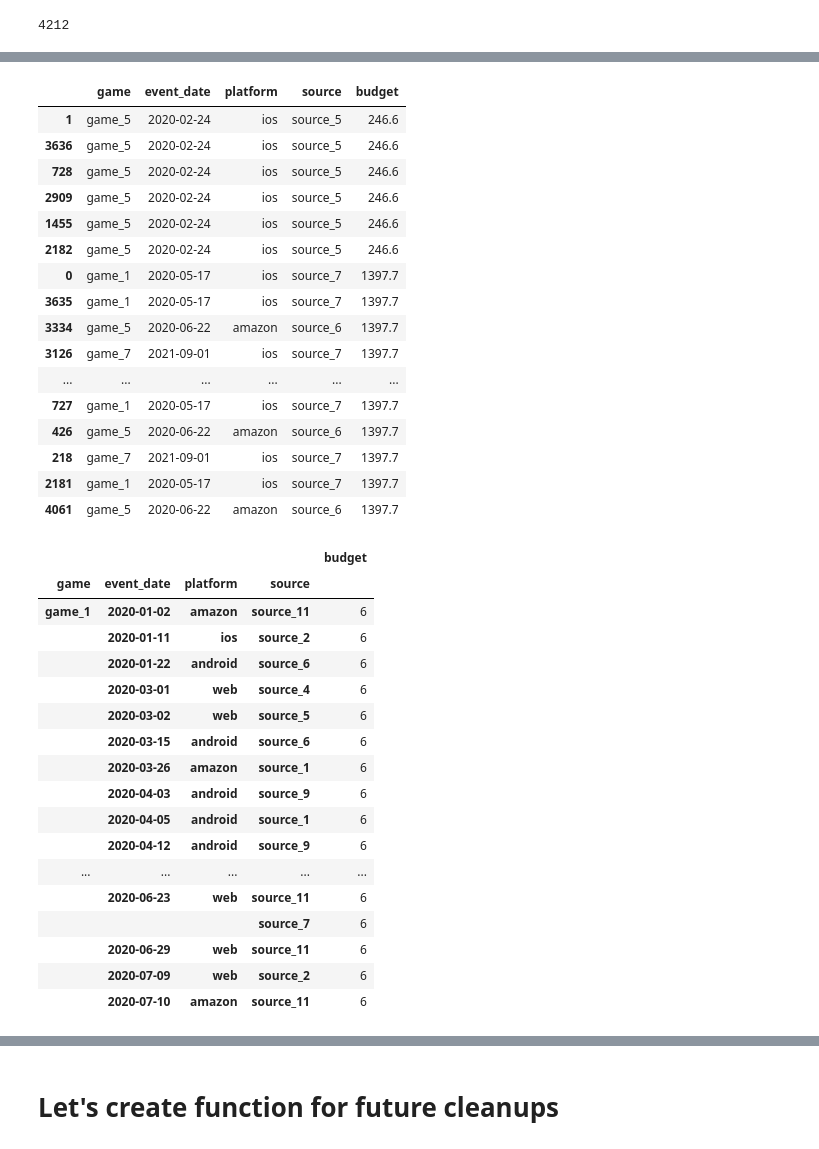
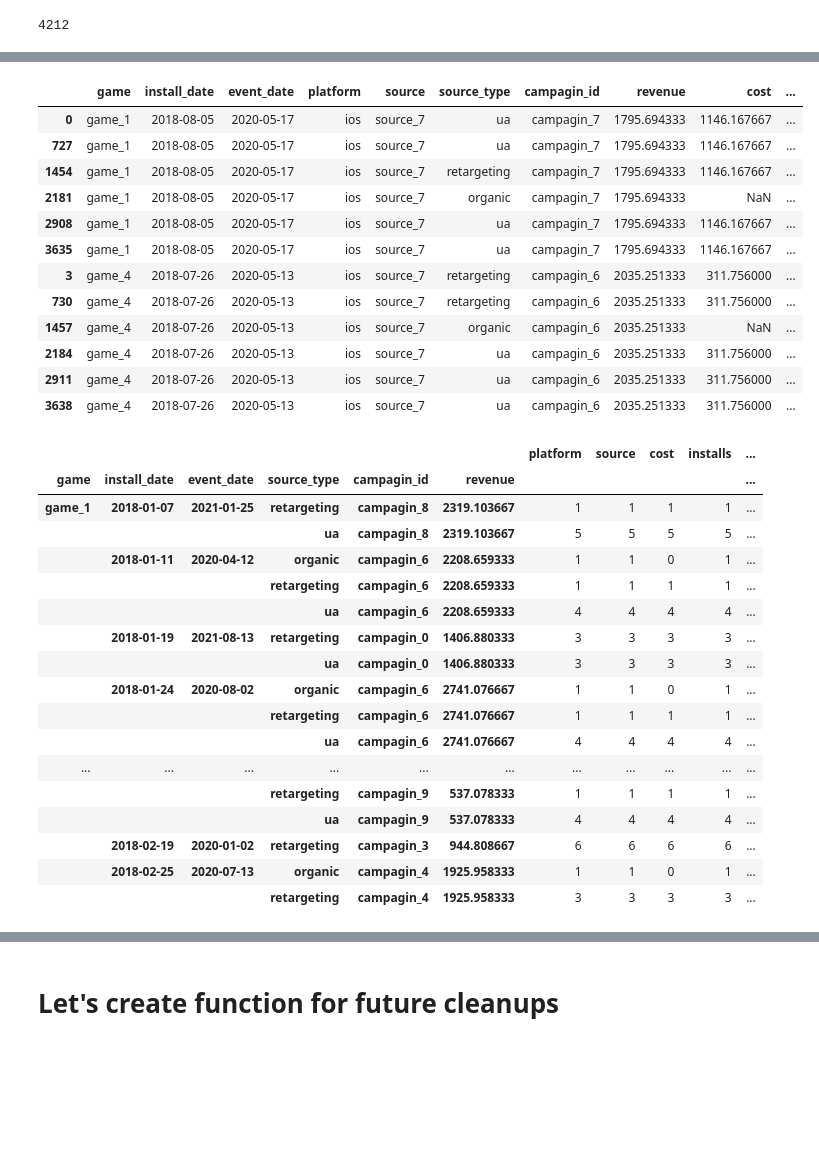
Before and after one commit to MishaZvyagin/Marketing-budget-analysis, a Jupyter notebook: SciPlay_budget.ipynb, the cells around one changed output, grey strips where cells are left out. Drawn from its saved outputs; the diff is of its cells as text; code cells hidden in the pictures; blank space fills up the shorter version.

Commit message:
Update marketing budget file

```diff
--- a/SciPlay_budget.ipynb
+++ b/SciPlay_budget.ipynb
@@ -10,6 +16,6 @@ import matplotlib.pyplot as plt
 # %%
 # Bring data
 # %%
-df = pd.read_csv(r'C:\Users\P0032697\Desktop\Job search\SciPlay\budget.csv')
+df = pd.read_csv(r'C:\Users\P0032697\Desktop\Job search\SciPlay\marketing_data_set.csv')
 df.head()
 # %% [output]
@@ -114,2 +174,3 @@ memory usage: 197.4+ KB
 # %%
+df['install_date'] = pd.to_datetime(df['install_date'])
 df['event_date'] = pd.to_datetime(df['event_date'])
@@ -156,27 +223,23 @@ df[df.duplicated]
 # We have to check out the reason for this duplicate rows.
 # For this purpose, let's take, as a test, rows where revenue = 1795 & revenue = 2035
 # %%
-Rev_filter_1 = df['budget'] == 1397.7
-Rev_filter_2 = df['budget'] == 246.6
+Rev_filter_1 = df['revenue'] == 1795.694333
+Rev_filter_2 = df['revenue'] == 2035.251333
 df2 = df[Rev_filter_1 | Rev_filter_2]
-df2.sort_values('budget')
+df2.sort_values('revenue')
 # %% [output]
-|  | game | event_date | platform | source | budget |
-| 1 | game_5 | 2020-02-24 | ios | source_5 | 246.6 |
-| 3636 | game_5 | 2020-02-24 | ios | source_5 | 246.6 |
-| 728 | game_5 | 2020-02-24 | ios | source_5 | 246.6 |
-| 2909 | game_5 | 2020-02-24 | ios | source_5 | 246.6 |
-| 1455 | game_5 | 2020-02-24 | ios | source_5 | 246.6 |
-| 2182 | game_5 | 2020-02-24 | ios | source_5 | 246.6 |
-| 0 | game_1 | 2020-05-17 | ios | source_7 | 1397.7 |
-| 3635 | game_1 | 2020-05-17 | ios | source_7 | 1397.7 |
-| 3334 | game_5 | 2020-06-22 | amazon | source_6 | 1397.7 |
-| 3126 | game_7 | 2021-09-01 | ios | source_7 | 1397.7 |
-| ... | ... | ... | ... | ... | ... |
-| 727 | game_1 | 2020-05-17 | ios | source_7 | 1397.7 |
-| 426 | game_5 | 2020-06-22 | amazon | source_6 | 1397.7 |
-| 218 | game_7 | 2021-09-01 | ios | source_7 | 1397.7 |
-| 2181 | game_1 | 2020-05-17 | ios | source_7 | 1397.7 |
-| 4061 | game_5 | 2020-06-22 | amazon | source_6 | 1397.7 |
+|  | game | install_date | event_date | platform | source | source_type | campagin_id | revenue | cost | ... |
+| 0 | game_1 | 2018-08-05 | 2020-05-17 | ios | source_7 | ua | campagin_7 | 1795.694333 | 1146.167667 | ... |
+| 727 | game_1 | 2018-08-05 | 2020-05-17 | ios | source_7 | ua | campagin_7 | 1795.694333 | 1146.167667 | ... |
+| 1454 | game_1 | 2018-08-05 | 2020-05-17 | ios | source_7 | retargeting | campagin_7 | 1795.694333 | 1146.167667 | ... |
+| 2181 | game_1 | 2018-08-05 | 2020-05-17 | ios | source_7 | organic | campagin_7 | 1795.694333 | NaN | ... |
+| 2908 | game_1 | 2018-08-05 | 2020-05-17 | ios | source_7 | ua | campagin_7 | 1795.694333 | 1146.167667 | ... |
+| 3635 | game_1 | 2018-08-05 | 2020-05-17 | ios | source_7 | ua | campagin_7 | 1795.694333 | 1146.167667 | ... |
+| 3 | game_4 | 2018-07-26 | 2020-05-13 | ios | source_7 | retargeting | campagin_6 | 2035.251333 | 311.756000 | ... |
+| 730 | game_4 | 2018-07-26 | 2020-05-13 | ios | source_7 | retargeting | campagin_6 | 2035.251333 | 311.756000 | ... |
+| 1457 | game_4 | 2018-07-26 | 2020-05-13 | ios | source_7 | organic | campagin_6 | 2035.251333 | NaN | ... |
+| 2184 | game_4 | 2018-07-26 | 2020-05-13 | ios | source_7 | ua | campagin_6 | 2035.251333 | 311.756000 | ... |
+| 2911 | game_4 | 2018-07-26 | 2020-05-13 | ios | source_7 | ua | campagin_6 | 2035.251333 | 311.756000 | ... |
+| 3638 | game_4 | 2018-07-26 | 2020-05-13 | ios | source_7 | ua | campagin_6 | 2035.251333 | 311.756000 | ... |
 # %%
 # Conclusions:
@@ -184,24 +248,24 @@ df2.sort_values('budget')
 # %%
-result = df.groupby(['game','event_date', 'platform', 'source']).count()
+result = df.groupby(['game','install_date','event_date', 'source_type', 'campagin_id', 'revenue']).count()
 result.head(20)
 # %% [output]
-|  |  |  |  | budget |
-| game | event_date | platform | source |  |
-| game_1 | 2020-01-02 | amazon | source_11 | 6 |
-|  | 2020-01-11 | ios | source_2 | 6 |
-|  | 2020-01-22 | android | source_6 | 6 |
-|  | 2020-03-01 | web | source_4 | 6 |
-|  | 2020-03-02 | web | source_5 | 6 |
-|  | 2020-03-15 | android | source_6 | 6 |
-|  | 2020-03-26 | amazon | source_1 | 6 |
-|  | 2020-04-03 | android | source_9 | 6 |
-|  | 2020-04-05 | android | source_1 | 6 |
-|  | 2020-04-12 | android | source_9 | 6 |
-| ... | ... | ... | ... | ... |
-|  | 2020-06-23 | web | source_11 | 6 |
-|  |  |  | source_7 | 6 |
-|  | 2020-06-29 | web | source_11 | 6 |
-|  | 2020-07-09 | web | source_2 | 6 |
-|  | 2020-07-10 | amazon | source_11 | 6 |
+|  |  |  |  |  |  | platform | source | cost | installs | ... |
+| game | install_date | event_date | source_type | campagin_id | revenue |  |  |  |  | ... |
+| game_1 | 2018-01-07 | 2021-01-25 | retargeting | campagin_8 | 2319.103667 | 1 | 1 | 1 | 1 | ... |
+|  |  |  | ua | campagin_8 | 2319.103667 | 5 | 5 | 5 | 5 | ... |
+|  | 2018-01-11 | 2020-04-12 | organic | campagin_6 | 2208.659333 | 1 | 1 | 0 | 1 | ... |
+|  |  |  | retargeting | campagin_6 | 2208.659333 | 1 | 1 | 1 | 1 | ... |
+|  |  |  | ua | campagin_6 | 2208.659333 | 4 | 4 | 4 | 4 | ... |
+|  | 2018-01-19 | 2021-08-13 | retargeting | campagin_0 | 1406.880333 | 3 | 3 | 3 | 3 | ... |
+|  |  |  | ua | campagin_0 | 1406.880333 | 3 | 3 | 3 | 3 | ... |
+|  | 2018-01-24 | 2020-08-02 | organic | campagin_6 | 2741.076667 | 1 | 1 | 0 | 1 | ... |
+|  |  |  | retargeting | campagin_6 | 2741.076667 | 1 | 1 | 1 | 1 | ... |
+|  |  |  | ua | campagin_6 | 2741.076667 | 4 | 4 | 4 | 4 | ... |
+| ... | ... | ... | ... | ... | ... | ... | ... | ... | ... | ... |
+|  |  |  | retargeting | campagin_9 | 537.078333 | 1 | 1 | 1 | 1 | ... |
+|  |  |  | ua | campagin_9 | 537.078333 | 4 | 4 | 4 | 4 | ... |
+|  | 2018-02-19 | 2020-01-02 | retargeting | campagin_3 | 944.808667 | 6 | 6 | 6 | 6 | ... |
+|  | 2018-02-25 | 2020-07-13 | organic | campagin_4 | 1925.958333 | 1 | 1 | 0 | 1 | ... |
+|  |  |  | retargeting | campagin_4 | 1925.958333 | 3 | 3 | 3 | 3 | ... |
 # %%
 # Let's find out why we have such a strange situation. Let's sample the data
```
Also changed, not shown: parts of 83 cells of this notebook.
